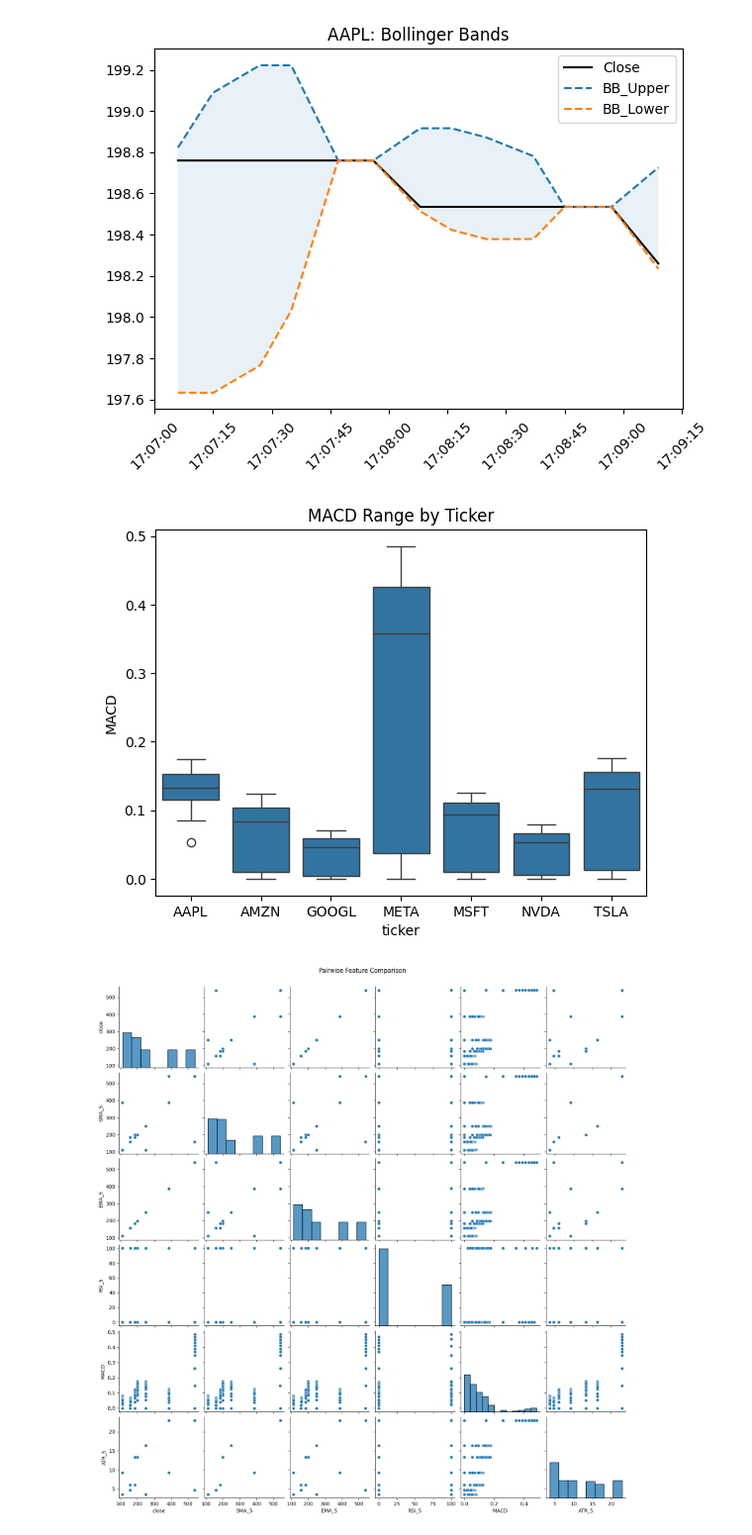
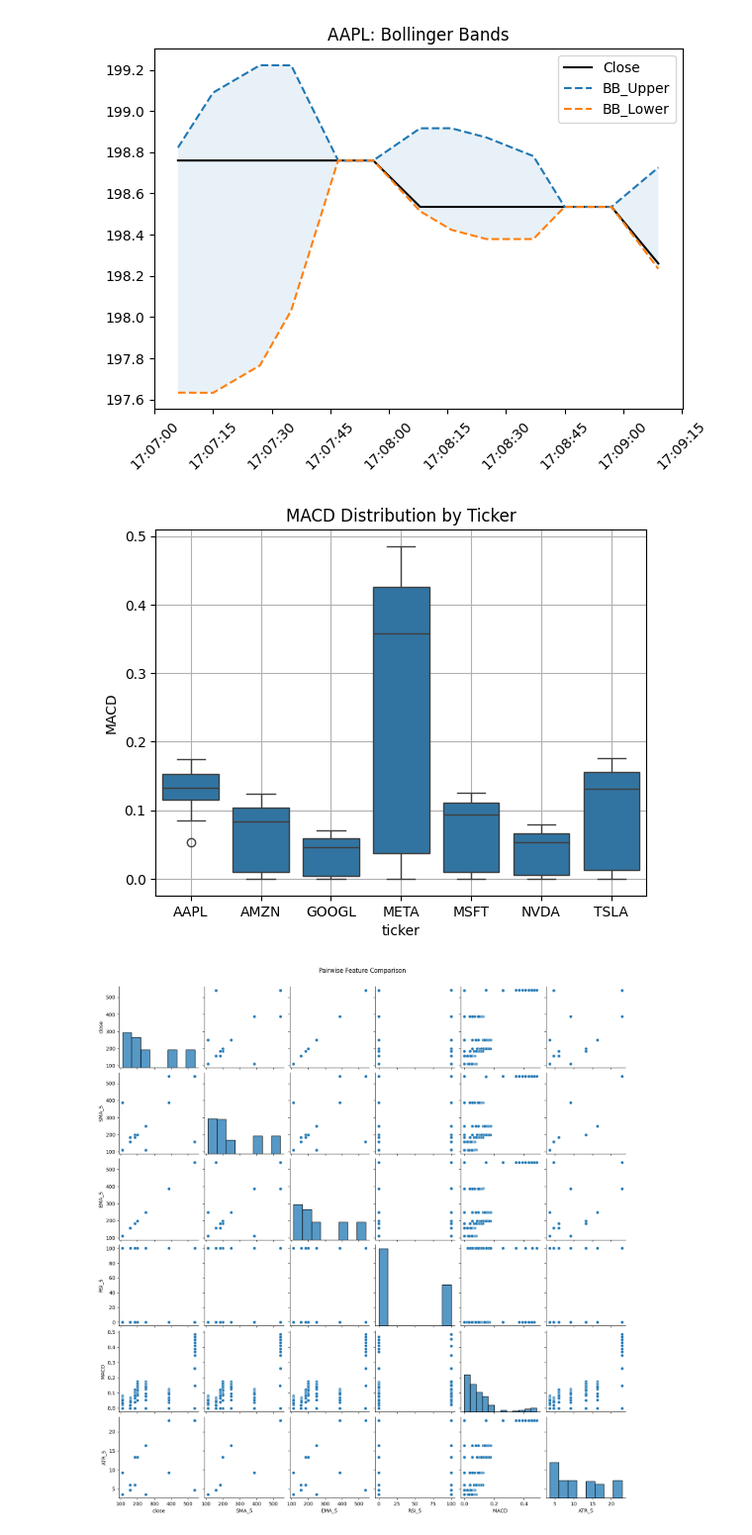
Before and after one commit to HaseemArshad/Stock-Market-Prediction-Model, a Jupyter notebook: StockMarketPredictionModel.ipynb, the cells around one changed output. Shown at 99% size. Saved outputs shown, nothing was run; the diff lists cells and outputs as text; code cells hidden in the pictures.

```diff
--- a/StockMarketPredictionModel.ipynb
+++ b/StockMarketPredictionModel.ipynb
@@ -734,11 +757,12 @@ plt.show()
 # %% [output]
 [figure]
 # %%
-sns.boxplot(data=df_cass_final, x="ticker", y="MACD")
-plt.title("MACD Range by Ticker")
+sns.boxplot(data=df_cass_final, x='ticker', y='MACD')
+plt.title("MACD Distribution by Ticker")
+plt.grid(True)
 plt.show()
 # %% [output]
-[figure, old version]
+[figure, new version]
 # %%
 sns.pairplot(df_cass_final[['close', 'SMA_5', 'EMA_5', 'RSI_5', 'MACD', 'ATR_5']])
 plt.suptitle("Pairwise Feature Comparison", y=1.02)
```
Also changed, not shown: parts of 4 cells of this notebook.
